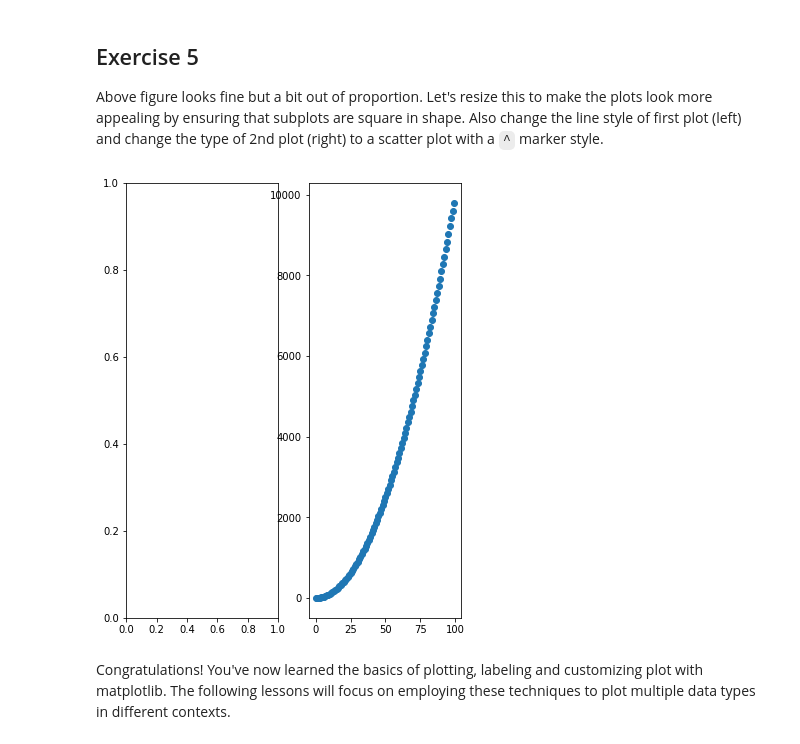
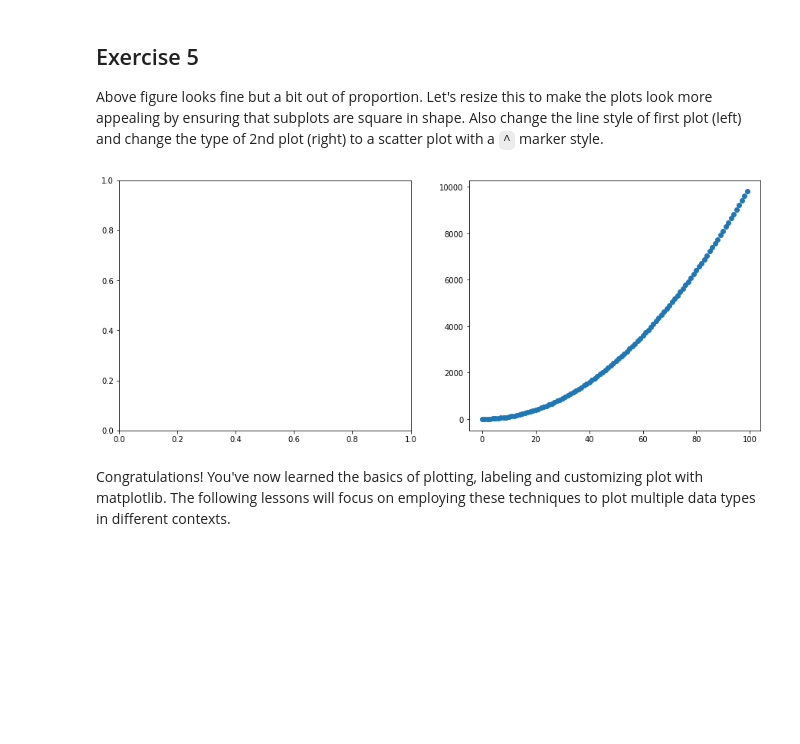
Before and after one commit to kathrinv/dsc-more-practice-with-matplotlib-lab-nyc-ds-082619, a Jupyter notebook: index.ipynb, the cells around one changed output. Cells and saved outputs as stored; diff of their text form; code cells hidden in the pictures; blank space fills up the shorter version.

```diff
--- a/index.ipynb
+++ b/index.ipynb
@@ -135,13 +135,14 @@ Text(0.5, 0, 'a')
 
 Above figure looks fine but a bit out of proportion. Let's resize this to make the plots look more appealing by ensuring that subplots are square in shape. Also change the line style of first plot (left) and change the type of 2nd plot (right) to a scatter plot with a `^` marker style.
 # %%
-fig = plt.figure(figsize=(6,8))
+fig = plt.figure(figsize=(15,6))
 ax1 = fig.add_subplot(121)
 ax2 = fig.add_subplot(122)
+ax1.
 ax2.scatter(x, z)
 plt.show()
 # %% [output]
-[figure, old version]
+[figure, new version]
 # %% [markdown]
 Congratulations! You've now learned the basics of plotting, labeling and customizing plot with matplotlib. The following lessons will focus on employing these techniques to plot multiple data types in different contexts.
 # %% [markdown]
```
